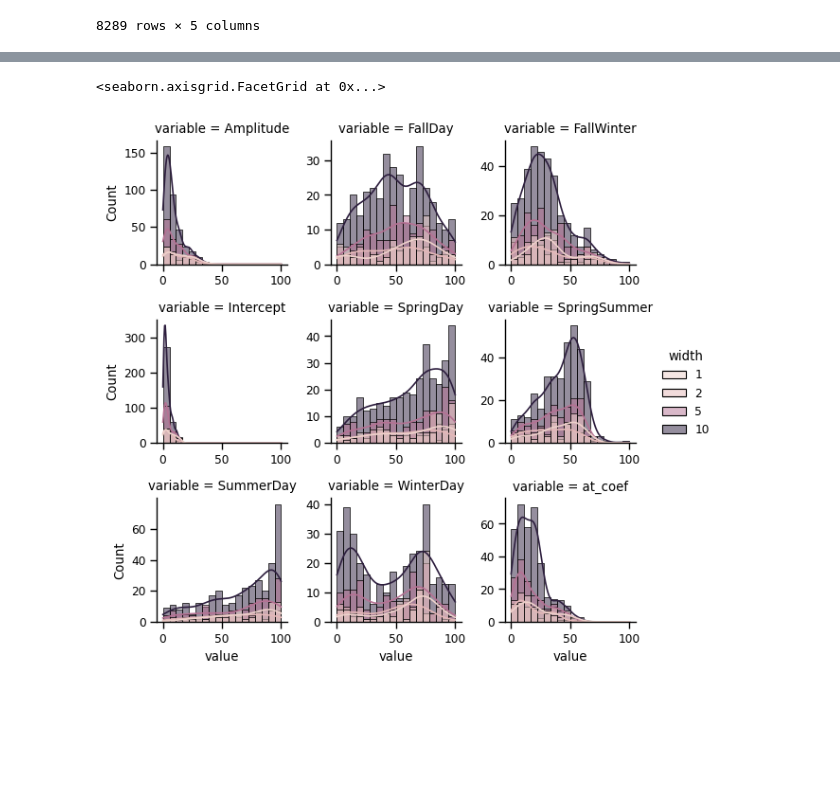
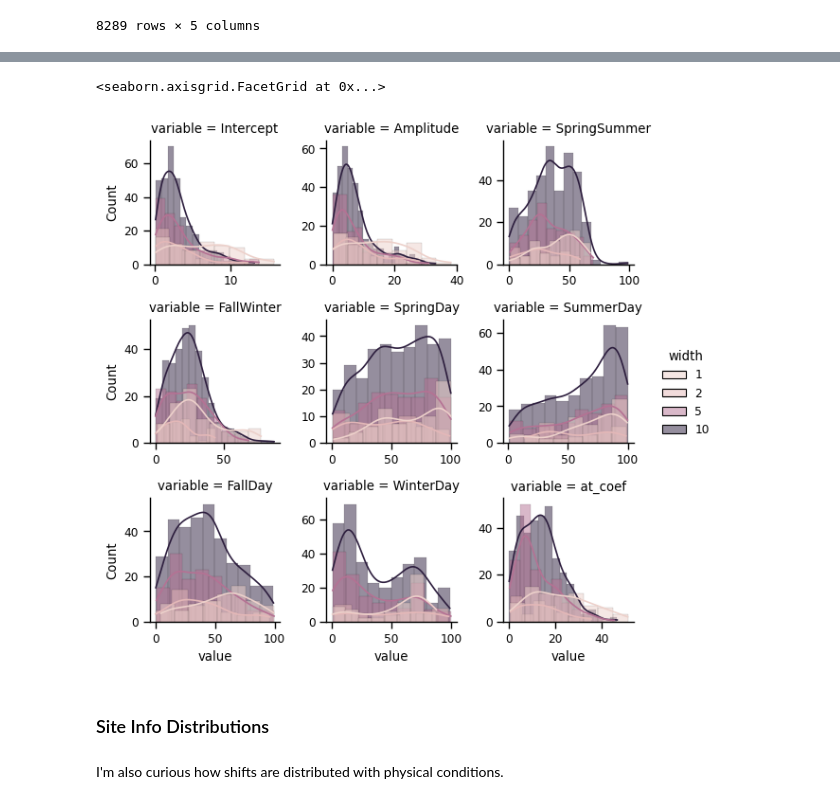
Before and after one commit to mines-ciroh/TempEst-NEWT, a Jupyter notebook: equifinality.ipynb, the cells around one changed output, grey strips where cells are left out. Saved outputs shown, nothing was run; the diff lists cells and outputs as text; code cells hidden in the pictures; blank space fills up the shorter version.

Commit message:
Finished equifinality analysis

```diff
--- a/equifinality.ipynb
+++ b/equifinality.ipynb
@@ -37,9 +37,7 @@ from scipy.stats.qmc import LatinHypercube
 sns.set_context("paper")
 bp = "/scratch/dphilippus/notebooks/next_validation/"
 # %%
-dev_data = pd.read_csv(bp + "DevDataBuffers.csv", dtype={"id": "str"}, parse_dates=["date"])[
-    ["id", "date", "day", "temperature", "tmax"]
-]
+dev_data = pd.read_csv(bp + "DevDataBuffers.csv", dtype={"id": "str"}, parse_dates=["date"])
 dev_data = dev_data.loc[(dev_data["temperature"] > -0.5) & (dev_data["temperature"] < 40)]
 # %% [markdown]
 # Reference Performance
@@ -141,16 +161,16 @@ def random_perf(params=rpar):
     return inner
 # %%
 outfile = bp + "results/EquifinalMatrix.csv"
-rerun = False
-if os.path.exists(outfile) and not rerun:
+reload = False
+if os.path.exists(outfile) and not reload:
     rpdata = pd.read_csv(outfile, dtype={"id": "str"}, index_col=[0, 1])
 else:
-    with warnings.catch_warnings(action="ignore"):
-        start = time.time()
-        rpdata = dev_data.loc[dev_data["id"].isin(reference.index)
-                             ].groupby("id").apply(random_perf(), include_groups=False)
-        print(f"Runtime: {(time.time() - start)/60: .02f} minutes for {len(rpar)} iterations over {len(reference)} sites")
-        rpdata.to_csv(outfile)
+    allf = bp + "/equif/"
+    rpdata = pd.concat([
+        pd.read_csv(allf + p, dtype={"id": "str"}, index_col=[0, 1])
+        for p in os.listdir(allf)
+    ])
+    rpdata.to_csv(outfile)
 # %% [markdown]
 ## Analyze Performance
 # %%
@@ -287,0 +338,2 @@ I printed out the ranges above for reference. We know, of course, that the max R
+# %%
+bbplt = behbins.loc[-behbins["RMSE"].isna()].sample(frac=0.01)
@@ -344,10 +420,17 @@ Restricting the bins to exclude the lower bins, we see some new information:
 # %%
 left_end = pd.DataFrame({"width": [1, 2, 5, 10], "lower": [-99, 1, 2, 5]})
-ewid = (behbins.assign(value=lambda x: x["value"].abs()/x["ref_range"]*100).
+ewid = (bbplt.assign(value=lambda x: x["value"].abs()/x["ref_range"]*100).
         reset_index().
         merge(left_end, on="width"))
 ewid = ewid.loc[ewid["RMSE"] > ewid["lower"]].groupby(["id", "variable", "width"])["value"].max().reset_index()
-sns.displot(ewid, x="value", col="variable", hue="width", col_wrap=3, height=2, kde=True, facet_kws={"sharex": False, "sharey": False})
+sns.displot(ewid, x="value", col="variable", hue="width", col_wrap=3, height=2, kde=True, common_bins=False,
+            facet_kws={"sharex": False, "sharey": False},
+           col_order=["Intercept", "Amplitude", "SpringSummer", "FallWinter", "SpringDay",
+                       "SummerDay", "FallDay", "WinterDay", "at_coef"],)
 # %% [output]
 <seaborn.axisgrid.FacetGrid at 0x...>
-[figure, old version]
+[figure, new version]
+# %% [markdown]
+### Site Info Distributions
+# %% [markdown]
+I'm also curious how shifts are distributed with physical conditions.
```
Also changed, not shown: parts of 30 cells of this notebook, 1 other file.
